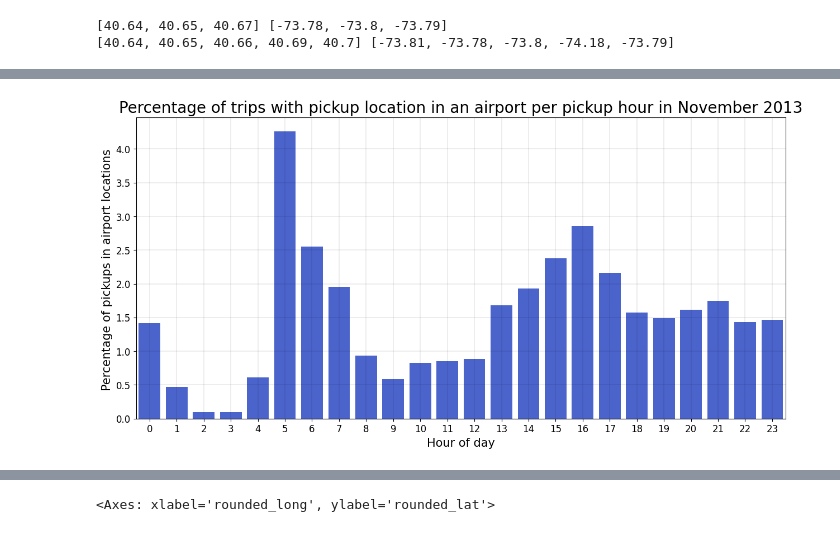
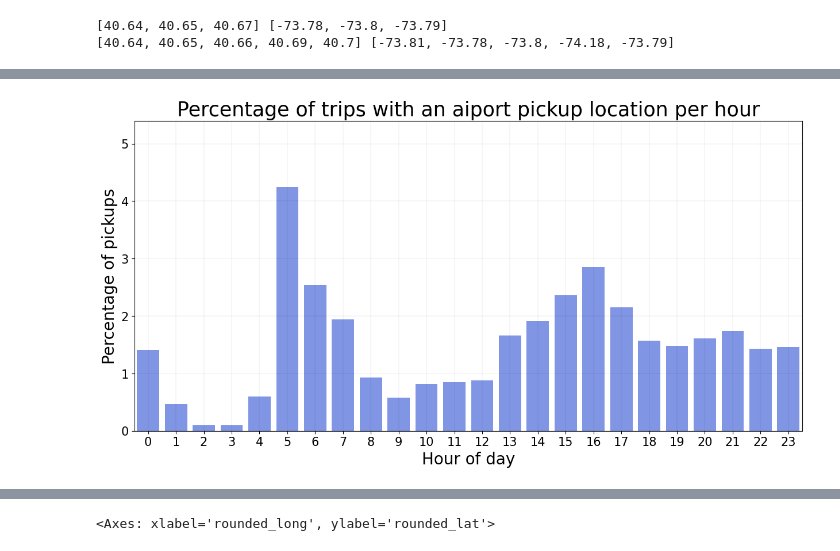
Before and after one commit to benmurphy97/nyc-taxi-cab, a Jupyter notebook: EDA-1.3-time-and-fare.ipynb, the cells around one changed output, grey strips where cells are left out. Drawn from its saved outputs; the diff is of its cells as text; code cells hidden in the pictures.

```diff
--- a/EDA-1.3-time-and-fare.ipynb
+++ b/EDA-1.3-time-and-fare.ipynb
@@ -247,31 +229,34 @@ merged_airport_pickup_and_total.head(12)
 # %%
 data_for_plot = merged_airport_pickup_and_total[merged_airport_pickup_and_total['aiport_pickup_ind']=='Y']
 
 
 # create a subplot with12 rows and 1 columns
 fig, ax = plt.subplots(1,1, figsize=(15, 7))
 
 sns.barplot(data=data_for_plot,
            x='pickup_hour', y='proportion_airport_pickup',
-           color='#3557E2')
+           color='#6F8CF5')
 
 # bars_0 = ax.containers[0]
 # ax.bar_label(bars_0, labels=[f'{value:.1f}' for value in bars_0.datavalues], fontsize=15)
 
 # plt.ylim(0, 8)  # Set the y-axis limits from 0 to 8
 
-ax.axes.set_title("Percentage of trips with pickup location in an airport per pickup hour in November 2013",fontsize=20)
-ax.set_xlabel("Hour of day",fontsize=15)
-ax.set_ylabel("Percentage of pickups in airport locations ",fontsize=15)
+ax.axes.set_title("Percentage of trips with an aiport pickup location per hour",fontsize=25)
+ax.set_xlabel("Hour of day",fontsize=20)
+ax.set_ylabel("Percentage of pickups",fontsize=20)
 
-ax.yaxis.set_tick_params(labelsize = 12);
-ax.xaxis.set_tick_params(labelsize = 12);
+ax.set_yticks(np.arange(0, 7, step=1))
+plt.ylim(0,5.4)
 
-plt.grid(True, color='black', linewidth=.1)
+ax.yaxis.set_tick_params(labelsize = 15);
+ax.xaxis.set_tick_params(labelsize = 15);
+
+plt.grid(True, color='black', linewidth=.05)
 
 plt.show()
 # %% [output]
-[figure, old version]
+[figure, new version]
 # %%
 counts_per_dropoff_hour = df[['dropoff_hour']].value_counts().reset_index().rename(columns={'count': 'count_trips'})
 
```
Also changed, not shown: parts of 9 cells of this notebook.
